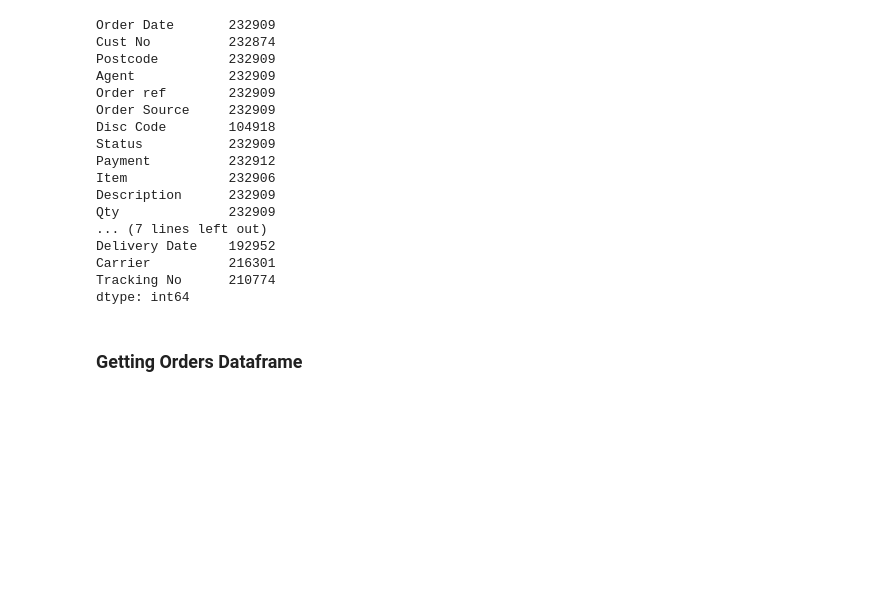
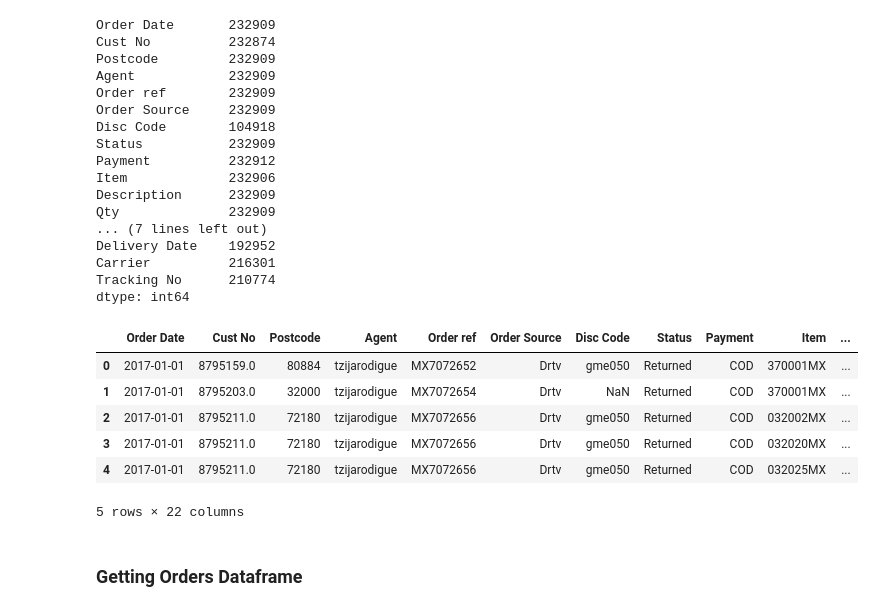
Before and after one commit to JonathanREB/DataBootCampProject01, a Jupyter notebook: MejorCompraTV.ipynb, the cells around one changed output. Saved outputs shown, nothing was run; the diff lists cells and outputs as text; code cells hidden in the pictures; blank space fills up the shorter version.

```diff
--- a/MejorCompraTV.ipynb
+++ b/MejorCompraTV.ipynb
@@ -122,6 +135,16 @@ Delivery Date    192952
 Carrier          216301
 Tracking No      210774
 dtype: int64
+# %%
+data_frame.head()
+# %% [output]
+|  | Order Date | Cust No | Postcode | Agent | Order ref | Order Source | Disc Code | Status | Payment | Item | ... |
+| 0 | 2017-01-01 | 8795159.0 | 80884 | tzijarodigue | MX7072652 | Drtv | gme050 | Returned | COD | 370001MX | ... |
+| 1 | 2017-01-01 | 8795203.0 | 32000 | tzijarodigue | MX7072654 | Drtv | NaN | Returned | COD | 370001MX | ... |
+| 2 | 2017-01-01 | 8795211.0 | 72180 | tzijarodigue | MX7072656 | Drtv | gme050 | Returned | COD | 032002MX | ... |
+| 3 | 2017-01-01 | 8795211.0 | 72180 | tzijarodigue | MX7072656 | Drtv | gme050 | Returned | COD | 032020MX | ... |
+| 4 | 2017-01-01 | 8795211.0 | 72180 | tzijarodigue | MX7072656 | Drtv | gme050 | Returned | COD | 032025MX | ... |
+5 rows × 22 columns
 # %% [markdown]
 ### Getting Orders Dataframe
 # %%
```
Also changed, not shown: parts of 7 cells of this notebook.
